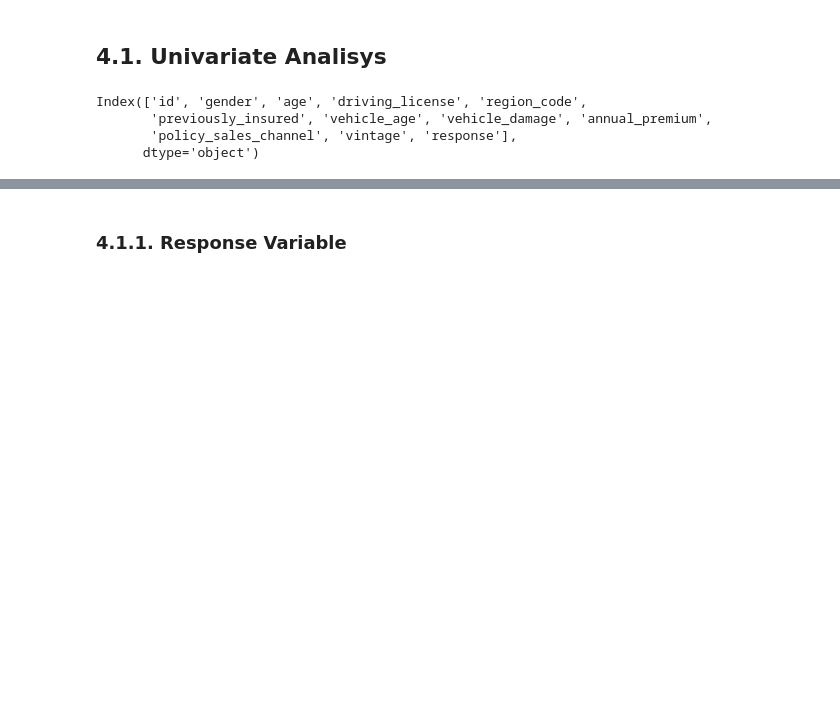
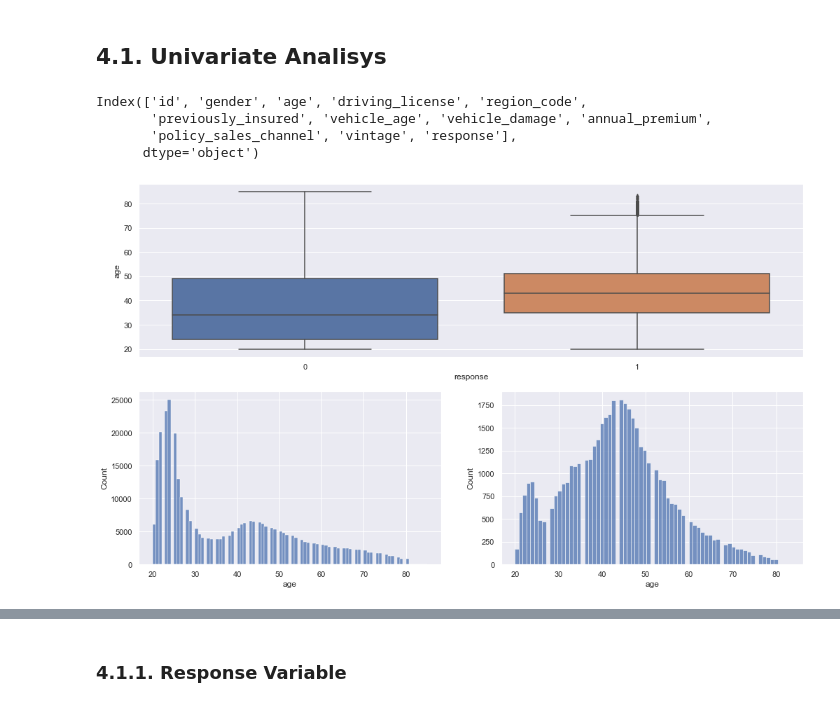
Before and after one commit to ThiagoBorgesLima/health_insurance, a Jupyter notebook: notebooks/mdfl_health_insurance_cross_sell.ipynb, the cells around one changed output, grey strips where cells are left out. Cells and saved outputs as stored; diff of their text form; code cells hidden in the pictures; blank space fills up the shorter version.

```diff
--- a/notebooks/mdfl_health_insurance_cross_sell.ipynb
+++ b/notebooks/mdfl_health_insurance_cross_sell.ipynb
@@ -172,0 +173,14 @@ Index(['id', 'gender', 'age', 'driving_license', 'region_code',
+# %%
+#age
+plt.subplot( 2, 1, 1)
+sns.boxplot( x='response', y='age', data=df4)
+
+plt.subplot( 2, 2, 3)
+aux00 = df4.loc[df4['response'] == 0, 'age']
+sns.histplot( aux00 )
+
+plt.subplot( 2, 2, 4)
+aux00 = df4.loc[df4['response'] == 1, 'age']
+sns.histplot( aux00 );
+# %% [output]
+[figure, added]
```
Also changed, not shown: parts of 15 cells of this notebook.
